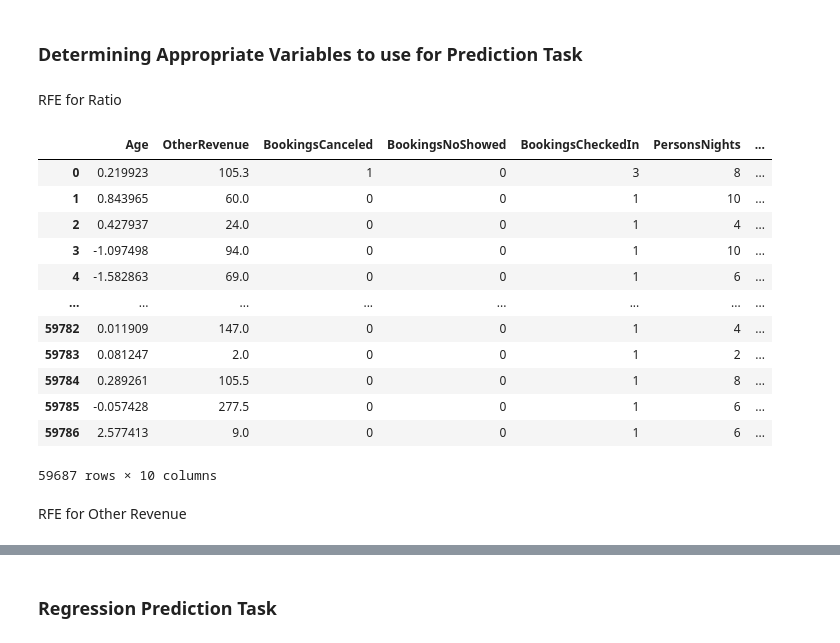
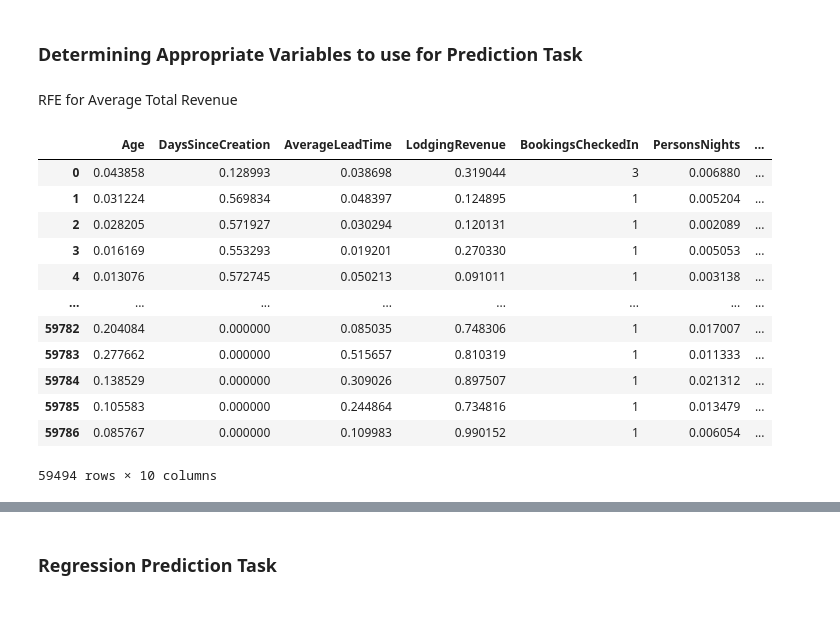
Before and after one commit to Buwoo/BT4211_Hotel, a Jupyter notebook: Hotel_Rev_Forecasting.ipynb, the cells around one changed output, grey strips where cells are left out. Cells and saved outputs as stored; diff of their text form; code cells hidden in the pictures; blank space fills up the shorter version.

```diff
--- a/Hotel_Rev_Forecasting.ipynb
+++ b/Hotel_Rev_Forecasting.ipynb
@@ -93,12 +114,13 @@ hotel_df_hasbooked
 # %%
-# Standard Scaler the appropriate numeric columns
-scaled_columns = ["Age", "DaysSinceCreation", "AverageLeadTime", "LodgingRevenue"]
+# Normalisation of the appropriate numeric columns
+scaled_columns = ["Age", "DaysSinceCreation", "AverageLeadTime", "LodgingRevenue",
+                  "OtherRevenue", "Ratio", "PersonsNights", "RoomNights", "DaysSinceLastStay", "DaysSinceFirstStay"]
 
-# Scale using Sklearn standard scaler
-hotel_df_hasbooked_scaled = hotel_df_hasbooked.copy()
-scaler = preprocessing.StandardScaler()
-hotel_df_hasbooked_scaled[scaled_columns] = scaler.fit_transform(
-    hotel_df_hasbooked_scaled[scaled_columns])
-hotel_df_hasbooked_scaled
+# Scale using Sklearn Normalizer
+hotel_df_hasbooked_norm = hotel_df_hasbooked.copy()
+scaler = preprocessing.Normalizer()
+hotel_df_hasbooked_norm[scaled_columns] = scaler.fit_transform(
+    hotel_df_hasbooked_norm[scaled_columns])
+hotel_df_hasbooked_norm
 # %% [output]
 |  | Age | DaysSinceCreation | AverageLeadTime | LodgingRevenue | OtherRevenue | BookingsCanceled | ... |
@@ -143,0 +148,4 @@ hotel_df_hasbooked_scaled
+# %%
+newcust_df = hotel_df_hasbooked_norm.sample(100)
+hotel_df_hasbooked_norm.drop(newcust_df.index, inplace=True)
+hotel_df_hasbooked_norm
@@ -144,32 +166,30 @@ hotel_df_hasbooked_scaled
 # %% [markdown]
 ### Determining Appropriate Variables to use for Prediction Task
 # %% [markdown]
-RFE for Ratio
+RFE for Average Total Revenue
 # %%
 # Find appropriate variables using Recursive Feature Engineering (RFE)
-rfe_ratio = feature_selection.RFE(
+rfe = feature_selection.RFE(
     estimator=tree.DecisionTreeRegressor(), n_features_to_select=10)
 
-rfe_ratio.fit(hotel_df_hasbooked_scaled.drop(
-    columns=["Ratio"]), hotel_df_hasbooked_scaled["Ratio"])
+rfe.fit(hotel_df_hasbooked_norm.drop(
+    columns=["Ratio", "OtherRevenue", "TotalRevenuePerRoom"]), hotel_df_hasbooked_norm["TotalRevenuePerRoom"])
 
-selected_features_ratio_df = hotel_df_hasbooked_scaled.drop(
-    columns=["Ratio"]).loc[:, rfe_ratio.support_]
+selected_features_df = hotel_df_hasbooked_norm.drop(
+    columns=["Ratio", "OtherRevenue", "TotalRevenuePerRoom"]).loc[:, rfe.support_]
 
-selected_features_ratio_df
+selected_features_df
 # %% [output]
-|  | Age | OtherRevenue | BookingsCanceled | BookingsNoShowed | BookingsCheckedIn | PersonsNights | ... |
-| 0 | 0.219923 | 105.3 | 1 | 0 | 3 | 8 | ... |
-| 1 | 0.843965 | 60.0 | 0 | 0 | 1 | 10 | ... |
-| 2 | 0.427937 | 24.0 | 0 | 0 | 1 | 4 | ... |
-| 3 | -1.097498 | 94.0 | 0 | 0 | 1 | 10 | ... |
-| 4 | -1.582863 | 69.0 | 0 | 0 | 1 | 6 | ... |
+|  | Age | DaysSinceCreation | AverageLeadTime | LodgingRevenue | BookingsCheckedIn | PersonsNights | ... |
+| 0 | 0.043858 | 0.128993 | 0.038698 | 0.319044 | 3 | 0.006880 | ... |
+| 1 | 0.031224 | 0.569834 | 0.048397 | 0.124895 | 1 | 0.005204 | ... |
+| 2 | 0.028205 | 0.571927 | 0.030294 | 0.120131 | 1 | 0.002089 | ... |
+| 3 | 0.016169 | 0.553293 | 0.019201 | 0.270330 | 1 | 0.005053 | ... |
+| 4 | 0.013076 | 0.572745 | 0.050213 | 0.091011 | 1 | 0.003138 | ... |
 | ... | ... | ... | ... | ... | ... | ... | ... |
-| 59782 | 0.011909 | 147.0 | 0 | 0 | 1 | 4 | ... |
-| 59783 | 0.081247 | 2.0 | 0 | 0 | 1 | 2 | ... |
-| 59784 | 0.289261 | 105.5 | 0 | 0 | 1 | 8 | ... |
-| 59785 | -0.057428 | 277.5 | 0 | 0 | 1 | 6 | ... |
-| 59786 | 2.577413 | 9.0 | 0 | 0 | 1 | 6 | ... |
+| 59782 | 0.204084 | 0.000000 | 0.085035 | 0.748306 | 1 | 0.017007 | ... |
+| 59783 | 0.277662 | 0.000000 | 0.515657 | 0.810319 | 1 | 0.011333 | ... |
+| 59784 | 0.138529 | 0.000000 | 0.309026 | 0.897507 | 1 | 0.021312 | ... |
+| 59785 | 0.105583 | 0.000000 | 0.244864 | 0.734816 | 1 | 0.013479 | ... |
+| 59786 | 0.085767 | 0.000000 | 0.109983 | 0.990152 | 1 | 0.006054 | ... |
-59687 rows × 10 columns
+59494 rows × 10 columns
-# %% [markdown]
-RFE for Other Revenue
```
Also changed, not shown: parts of 18 cells of this notebook.
